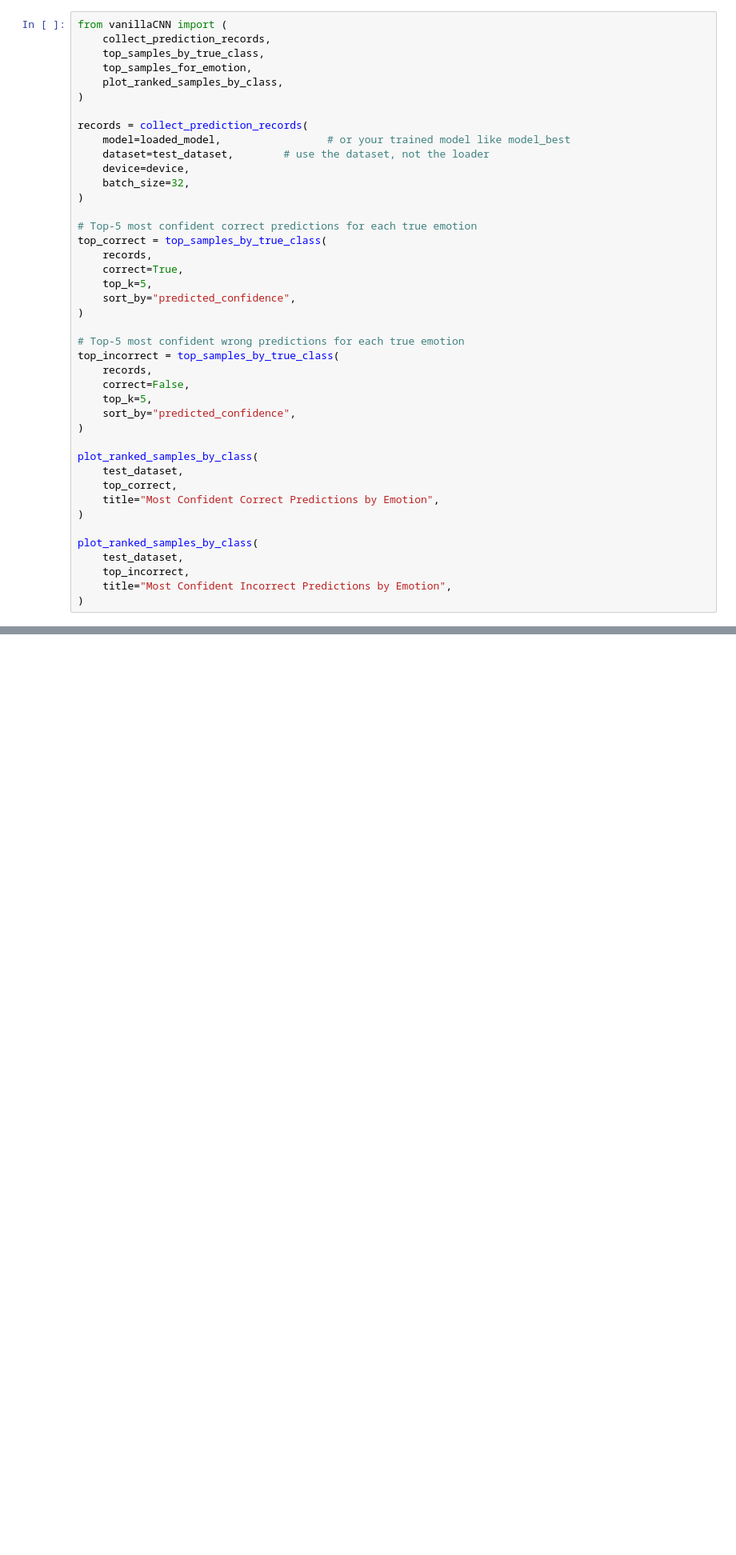
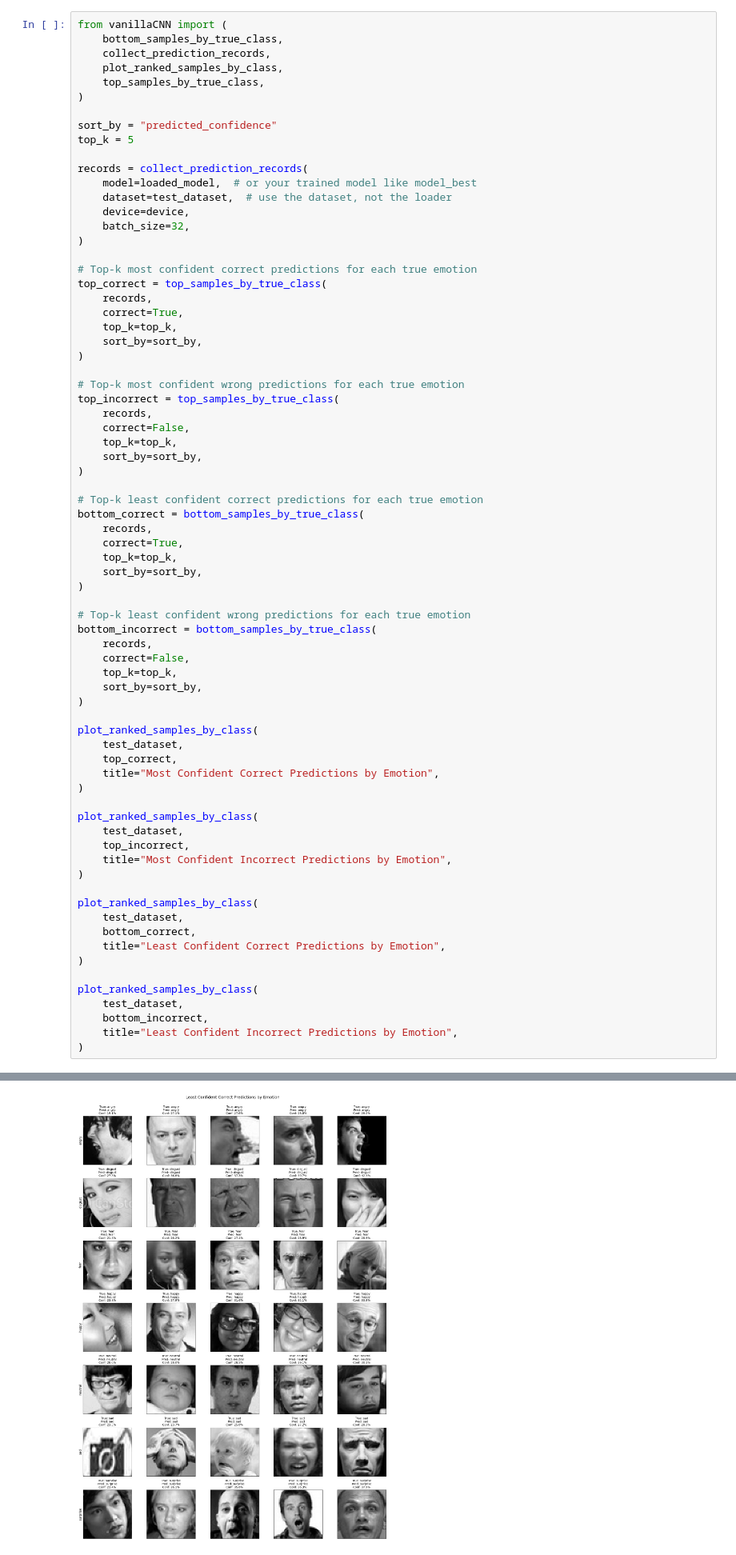
Before and after one commit to RohitPoduval1/csci5527-project, a Jupyter notebook: vanillaCNN/vanillaCNN_baseline.ipynb, the cells around one changed output, grey strips where cells are left out. Shown at 80% size. Saved outputs shown, nothing was run; the diff lists cells and outputs as text; blank space fills up the shorter version.

Commit message:
update the code in Vanilla by adding the most confident and least confident correct/incorrect results

```diff
--- a/vanillaCNN/vanillaCNN_baseline.ipynb
+++ b/vanillaCNN/vanillaCNN_baseline.ipynb
@@ -663,33 +663,52 @@ plt.show()
 [figure]
 # %%
 from vanillaCNN import (
+    bottom_samples_by_true_class,
     collect_prediction_records,
+    plot_ranked_samples_by_class,
     top_samples_by_true_class,
-    top_samples_for_emotion,
-    plot_ranked_samples_by_class,
 )
 
+sort_by = "predicted_confidence"
+top_k = 5
+
 records = collect_prediction_records(
-    model=loaded_model,                 # or your trained model like model_best
-    dataset=test_dataset,        # use the dataset, not the loader
+    model=loaded_model,  # or your trained model like model_best
+    dataset=test_dataset,  # use the dataset, not the loader
     device=device,
     batch_size=32,
 )
 
-# Top-5 most confident correct predictions for each true emotion
+# Top-k most confident correct predictions for each true emotion
 top_correct = top_samples_by_true_class(
     records,
     correct=True,
-    top_k=5,
-    sort_by="predicted_confidence",
+    top_k=top_k,
+    sort_by=sort_by,
 )
 
-# Top-5 most confident wrong predictions for each true emotion
+# Top-k most confident wrong predictions for each true emotion
 top_incorrect = top_samples_by_true_class(
     records,
     correct=False,
-    top_k=5,
-    sort_by="predicted_confidence",
+    top_k=top_k,
+    sort_by=sort_by,
+)
+
+# Top-k least confident correct predictions for each true emotion
+bottom_correct = bottom_samples_by_true_class(
+    records,
+    correct=True,
+    top_k=top_k,
+    sort_by=sort_by,
+)
+
+# Top-k least confident wrong predictions for each true emotion
+bottom_incorrect = bottom_samples_by_true_class(
+    records,
+    correct=False,
+    top_k=top_k,
+    sort_by=sort_by,
 )
 
 plot_ranked_samples_by_class(
@@ -703,5 +722,17 @@ plot_ranked_samples_by_class(
     top_incorrect,
     title="Most Confident Incorrect Predictions by Emotion",
 )
+
+plot_ranked_samples_by_class(
+    test_dataset,
+    bottom_correct,
+    title="Least Confident Correct Predictions by Emotion",
+)
+
+plot_ranked_samples_by_class(
+    test_dataset,
+    bottom_incorrect,
+    title="Least Confident Incorrect Predictions by Emotion",
+)
 # %% [output]
 (<Figure size 1600x2240 with 35 Axes>,
@@ -723,3 +754,4 @@ plot_ranked_samples_by_class(
        dtype=object))
 [figure]
 [figure]
+[figure, added]
```
Also changed, not shown: parts of 7 cells of this notebook, 5 other files.
